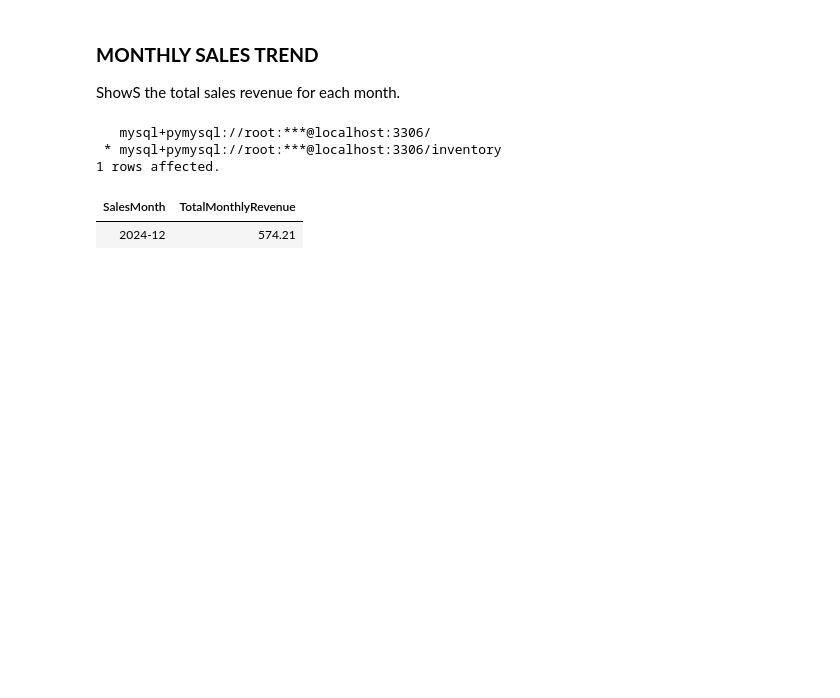
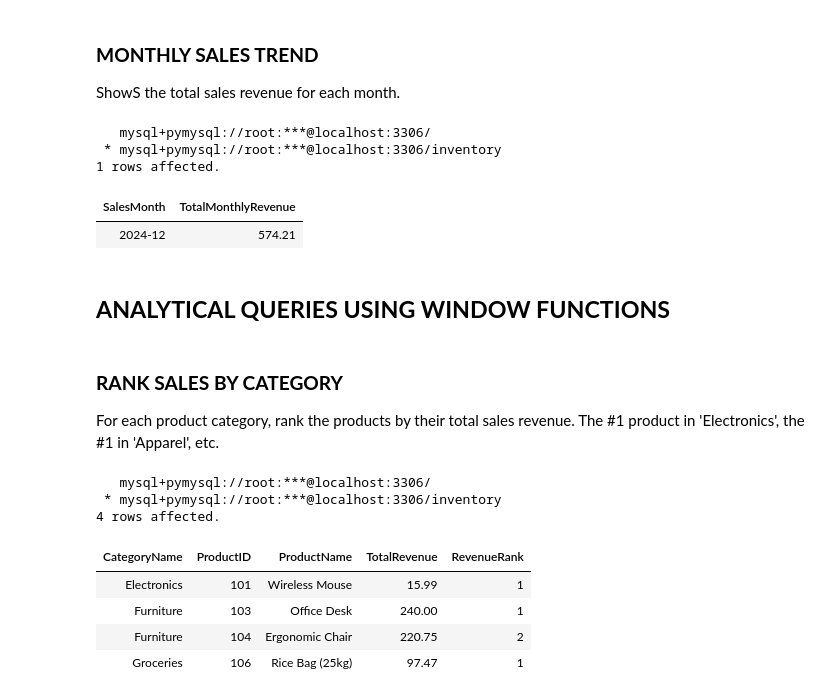
Before and after one commit to PercyAyimbilaNsolemna/Inventory_And_Order_Management_System, a Jupyter notebook: Notebooks/inventoryManagementSystem.ipynb, the cells around one changed output. Cells and saved outputs as stored; diff of their text form; code cells hidden in the pictures; blank space fills up the shorter version.

Commit message:
Add an sql script rank sales of products based on categories.

```diff
--- a/Notebooks/inventoryManagementSystem.ipynb
+++ b/Notebooks/inventoryManagementSystem.ipynb
@@ -508,3 +508,24 @@ monthlySalesTrendContent = read_sql_file(project_root / "DML" / "KPIs" / "monthl
 1 rows affected.
 | SalesMonth | TotalMonthlyRevenue |
 | 2024-12 | 574.21 |
+# %% [markdown]
+## **ANALYTICAL QUERIES USING WINDOW FUNCTIONS**
+# %% [markdown]
+### **RANK SALES BY CATEGORY**
+
+For each product category, rank the products by their total sales revenue. The #1 product in 'Electronics', the #1 in 'Apparel', etc.
+# %%
+#Reads the sql script
+rankSalesCategoryContent = read_sql_file(project_root / "DML" / "Analytical_Queries" / "rankSalesCategory.sql")
+
+#Creates the orders table
+%sql $rankSalesCategoryContent;
+# %% [output]
+   mysql+pymysql://root:***@localhost:3306/
+ * mysql+pymysql://root:***@localhost:3306/inventory
+4 rows affected.
+| CategoryName | ProductID | ProductName | TotalRevenue | RevenueRank |
+| Electronics | 101 | Wireless Mouse | 15.99 | 1 |
+| Furniture | 103 | Office Desk | 240.00 | 1 |
+| Furniture | 104 | Ergonomic Chair | 220.75 | 2 |
+| Groceries | 106 | Rice Bag (25kg) | 97.47 | 1 |
```
Also changed, not shown: 1 other file.
